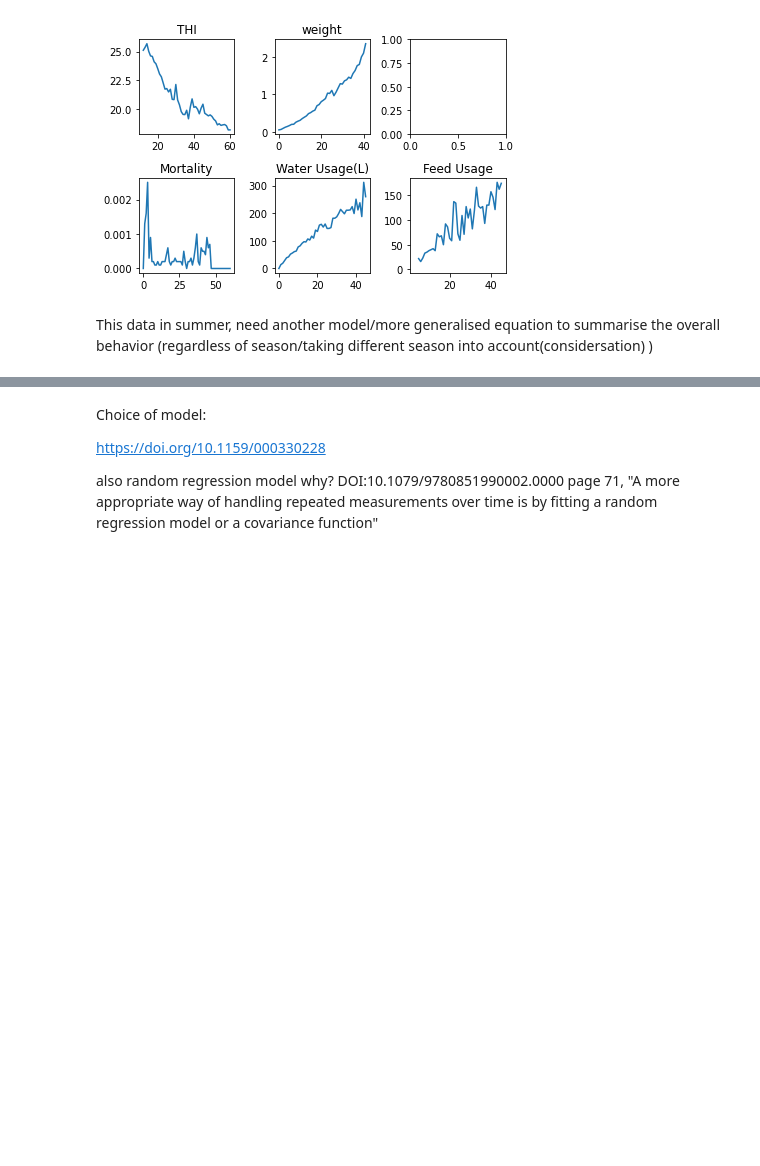
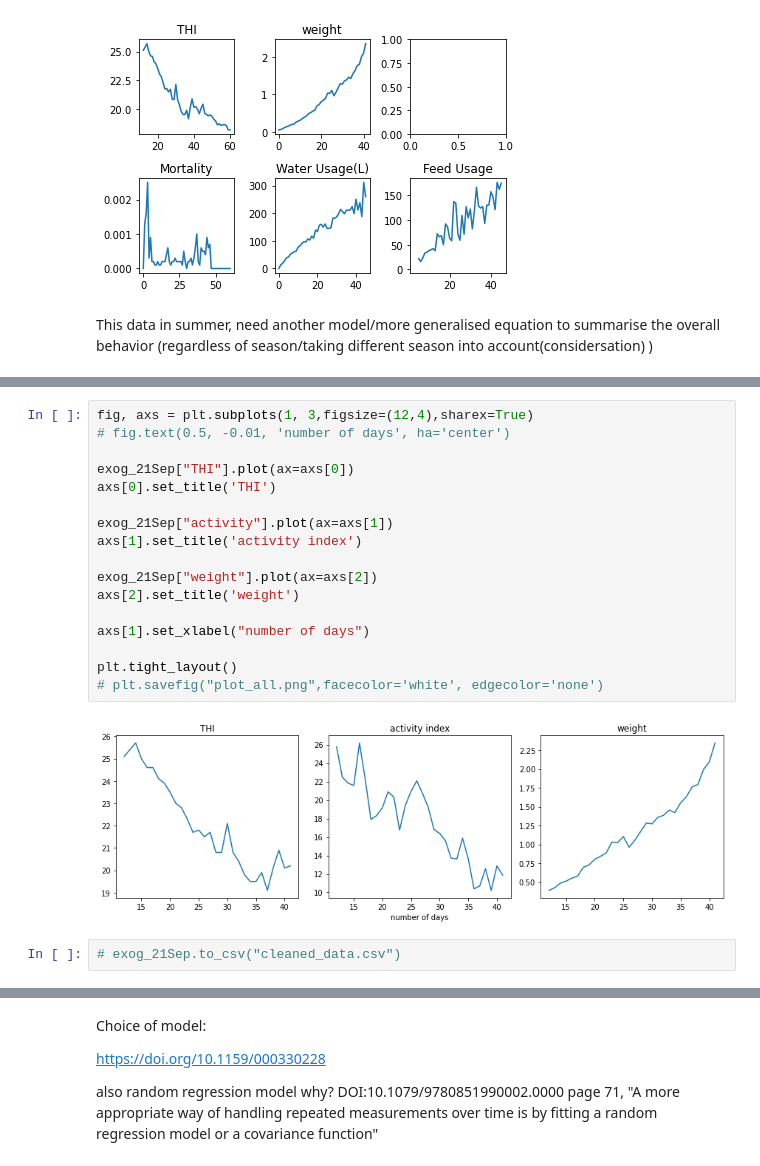
Before and after one commit to Tiana125/Dissertation_2021, a Jupyter notebook: model.ipynb, the cells around one changed output, grey strips where cells are left out. Saved outputs shown, nothing was run; the diff lists cells and outputs as text; blank space fills up the shorter version.

```diff
--- a/model.ipynb
+++ b/model.ipynb
@@ -279 +436,22 @@ This data in summer, need another model/more generalised equation to summarise t
+# %%
+fig, axs = plt.subplots(1, 3,figsize=(12,4),sharex=True)
+# fig.text(0.5, -0.01, 'number of days', ha='center')
+
+exog_21Sep["THI"].plot(ax=axs[0])
+axs[0].set_title('THI')
+
+exog_21Sep["activity"].plot(ax=axs[1])
+axs[1].set_title('activity index')
+
+exog_21Sep["weight"].plot(ax=axs[2])
+axs[2].set_title('weight')
+
+axs[1].set_xlabel("number of days")
+
+plt.tight_layout()
+# plt.savefig("plot_all.png",facecolor='white', edgecolor='none')
+# %% [output]
+[figure, added]
+# %%
+# exog_21Sep.to_csv("cleaned_data.csv")
 # %% [markdown]
```
Also changed, not shown: parts of 57 cells of this notebook, 1 other file.
